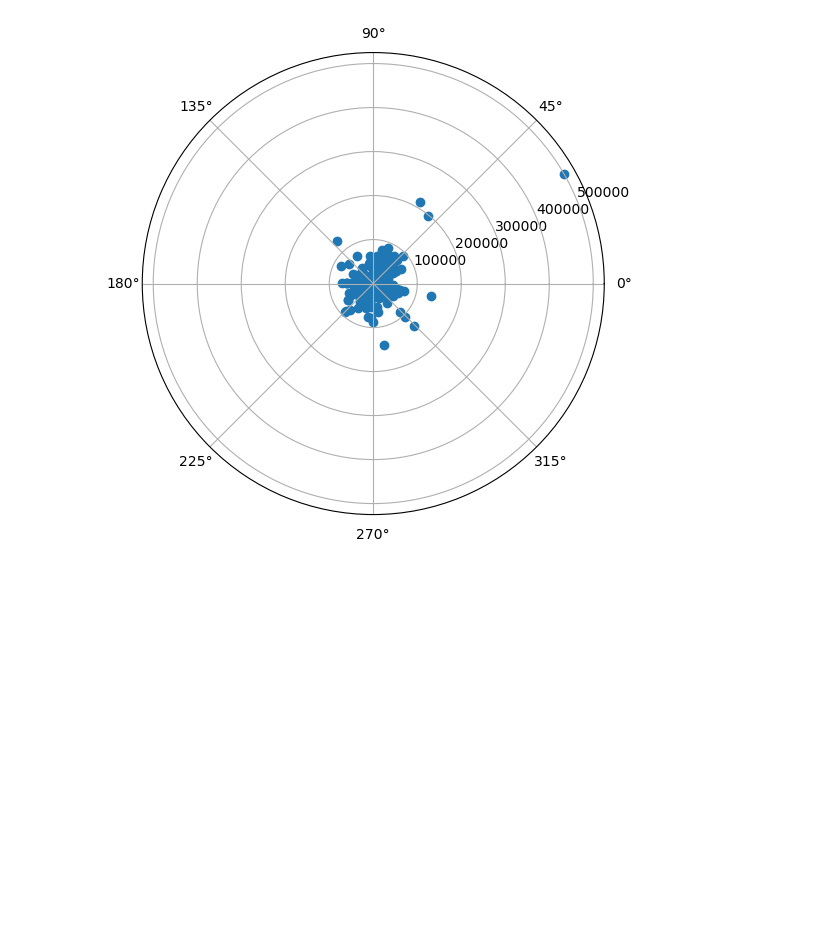
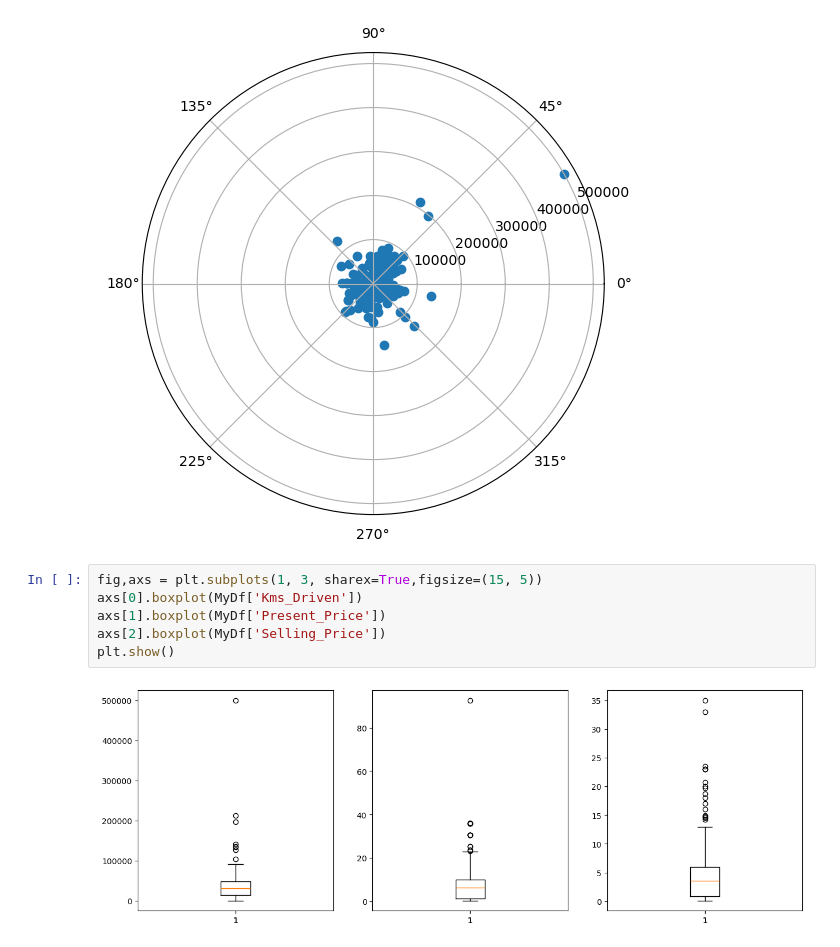
Before and after one commit to RoktimTaye/TIHAN-HYDRABAD-CLASSES, a Jupyter notebook: MODULE 1/MyPrac2.ipynb, the cells around one changed output. Drawn from its saved outputs; the diff is of its cells as text; blank space fills up the shorter version.

```diff
--- a/MODULE 1/MyPrac2.ipynb
+++ b/MODULE 1/MyPrac2.ipynb
@@ -95,3 +95,11 @@ ax.scatter(MyDf['Present_Price'],MyDf['Kms_Driven'])
 plt.show()
 # %% [output]
 [figure]
+# %%
+fig,axs = plt.subplots(1, 3, sharex=True,figsize=(15, 5))
+axs[0].boxplot(MyDf['Kms_Driven'])
+axs[1].boxplot(MyDf['Present_Price'])
+axs[2].boxplot(MyDf['Selling_Price'])
+plt.show()
+# %% [output]
+[figure, added]
```
Also changed, not shown: 1 other file.
